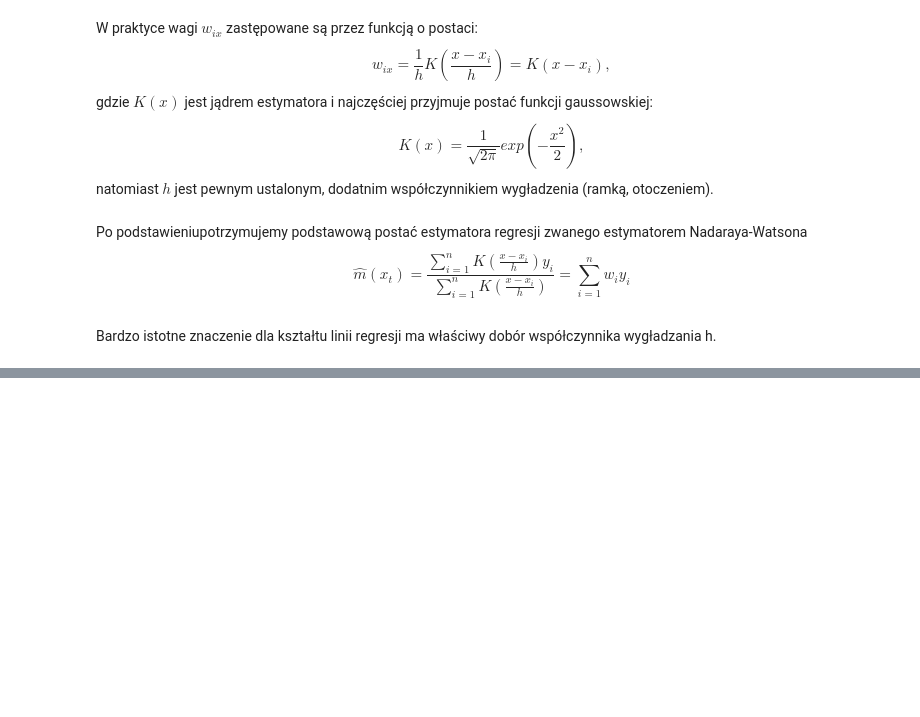
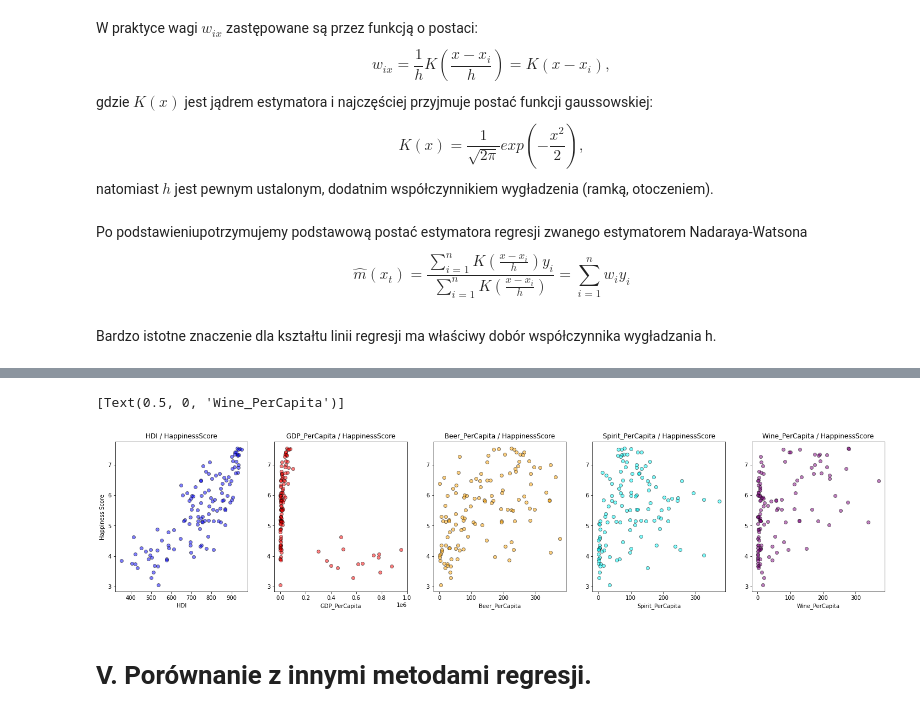
Before and after one commit to ulaniuk/mpsic, a Jupyter notebook: kernel-regression/kernel-regression.ipynb, the cells around one changed output, grey strips where cells are left out. Cells and saved outputs as stored; diff of their text form; code cells hidden in the pictures; blank space fills up the shorter version.

```diff
--- a/kernel-regression/kernel-regression.ipynb
+++ b/kernel-regression/kernel-regression.ipynb
@@ -272,0 +133,26 @@ E(X |Y = y), jesli Y ma wpływ na wartość X to Y ma wply na średnią wartośc
+# %%
+fig, axs = plt.subplots(1, 5)
+
+axs[0].scatter(data['HDI'], data['HappinessScore'], c='blue', edgecolor='k', alpha=0.5)
+axs[0].set_title('HDI / HappinessScore')
+
+axs[1].scatter(data['GDP_PerCapita'], data['HappinessScore'], c='red', edgecolor='k', alpha=0.5)
+axs[1].set_title('GDP_PerCapita / HappinessScore')
+
+axs[2].scatter(data['Beer_PerCapita'], data['HappinessScore'], c='orange', edgecolor='k', alpha=0.5)
+axs[2].set_title('Beer_PerCapita / HappinessScore')
+
+axs[3].scatter(data['Spirit_PerCapita'], data['HappinessScore'], c='cyan', edgecolor='k', alpha=0.5)
+axs[3].set_title('Spirit_PerCapita / HappinessScore')
+
+axs[4].scatter(data['Wine_PerCapita'], data['HappinessScore'], c='purple', edgecolor='k', alpha=0.5)
+axs[4].set_title('Wine_PerCapita / HappinessScore')
+
+axs.flat[0].set(ylabel="Happiness Score", xlabel='HDI')
+axs.flat[1].set(xlabel='GDP_PerCapita')
+axs.flat[2].set(xlabel='Beer_PerCapita')
+axs.flat[3].set(xlabel='Spirit_PerCapita')
+axs.flat[4].set(xlabel='Wine_PerCapita')
+# %% [output]
+[Text(0.5, 0, 'Wine_PerCapita')]
+[figure, added]
@@ -272,0 +163,2 @@ E(X |Y = y), jesli Y ma wpływ na wartość X to Y ma wply na średnią wartośc
+# %% [markdown]
+# V. Porównanie z innymi metodami regresji.
```
Also changed, not shown: parts of 54 cells of this notebook.
